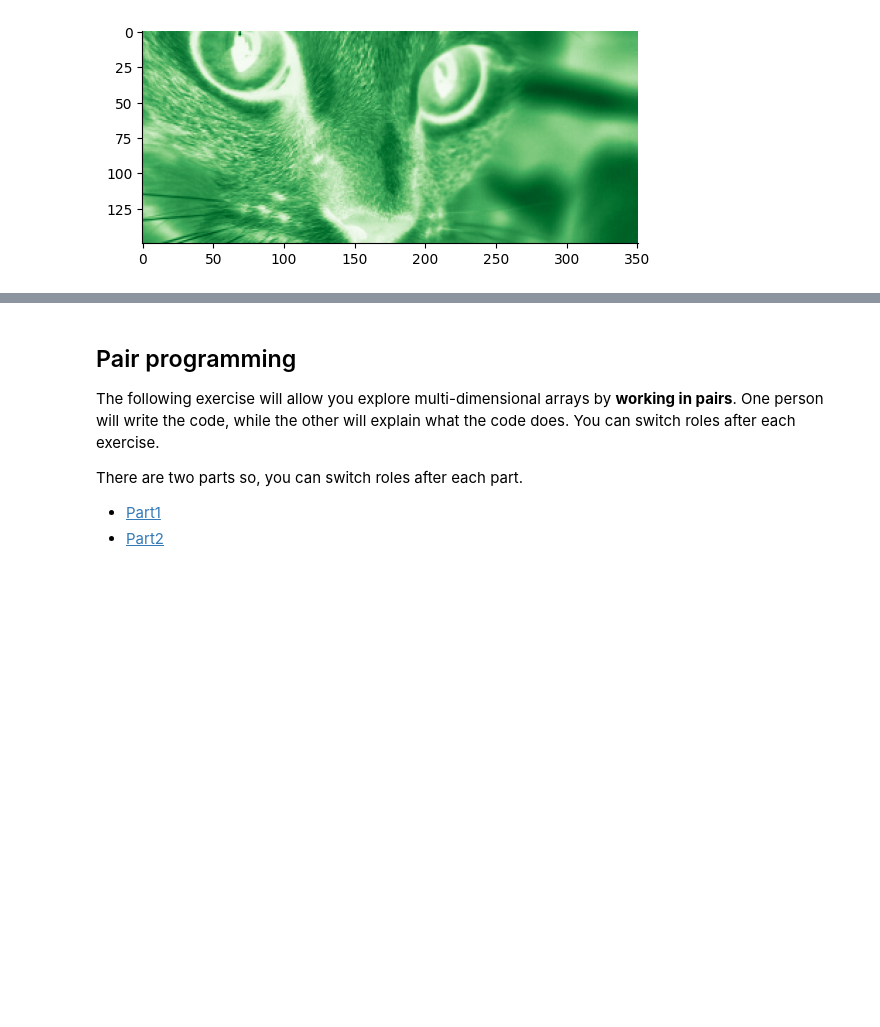
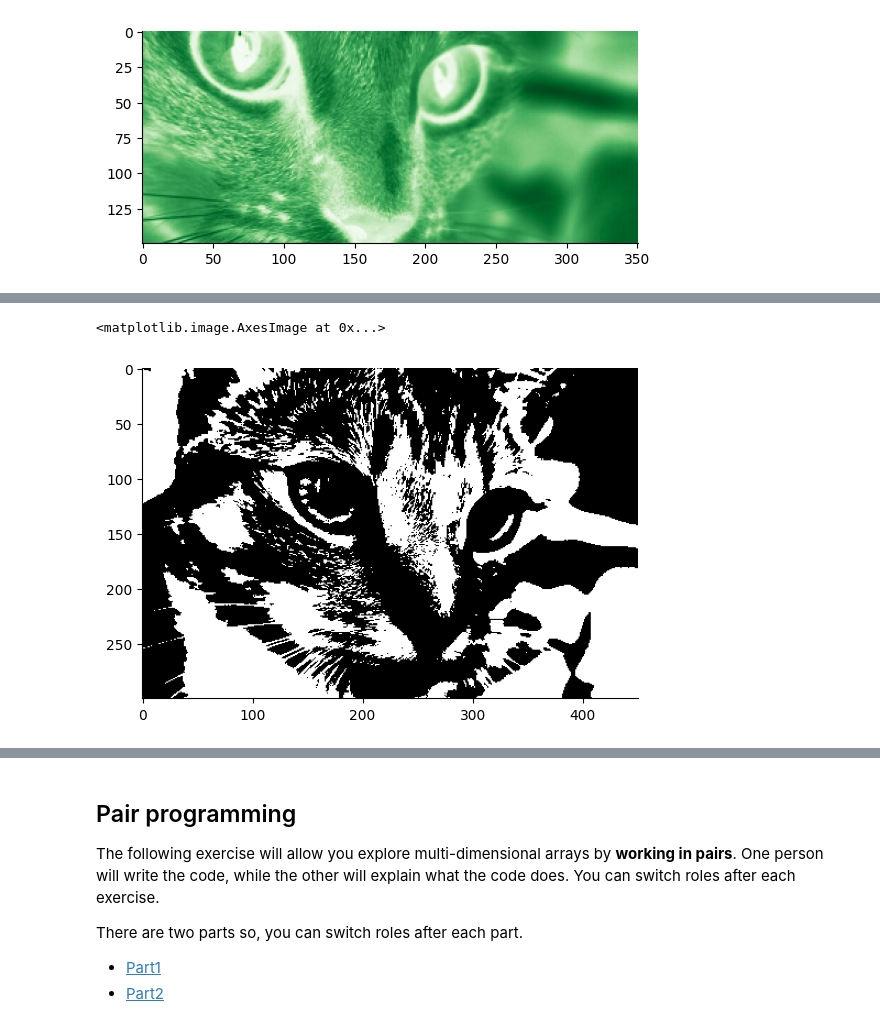
Before and after one commit to TomMaullin/SCIF10002-2025, a Jupyter notebook: 10/lecture_multidimensionalArrays.ipynb, the cells around one changed output, grey strips where cells are left out. Saved outputs shown, nothing was run; the diff lists cells and outputs as text; code cells hidden in the pictures; blank space fills up the shorter version.

```diff
--- a/10/lecture_multidimensionalArrays.ipynb
+++ b/10/lecture_multidimensionalArrays.ipynb
@@ -505,0 +523,7 @@ plt.imshow(color_image[100:250, 100:, 1], cmap='Greens')  # display the green ch
+# %%
+green = color_image[:,:,1]
+red = color_image[:,:,0]
+plt.imshow( (green>120) & (red>120) , cmap='gray')
+# %% [output]
+<matplotlib.image.AxesImage at 0x...>
+[figure, added]
```
Also changed, not shown: parts of 4 cells of this notebook, 1 other file.
